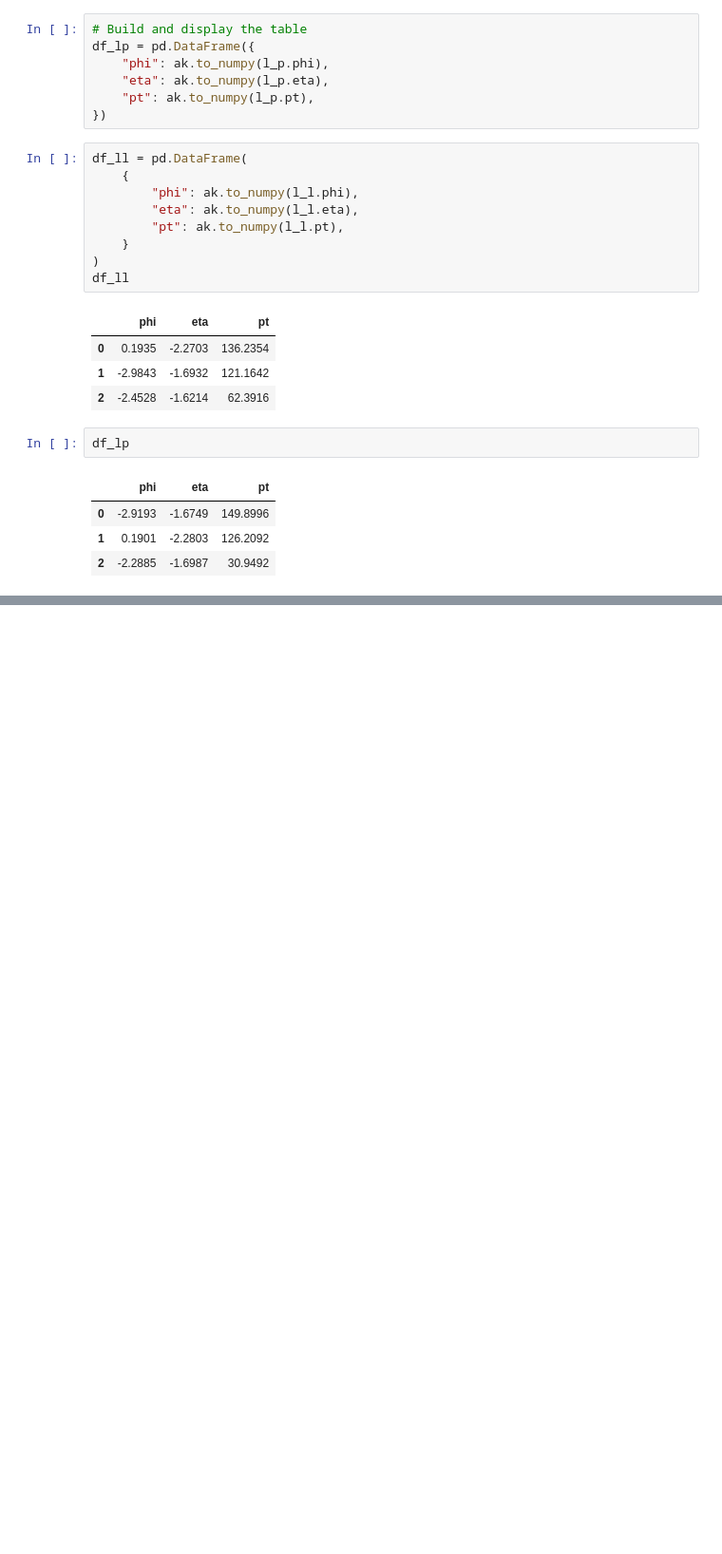
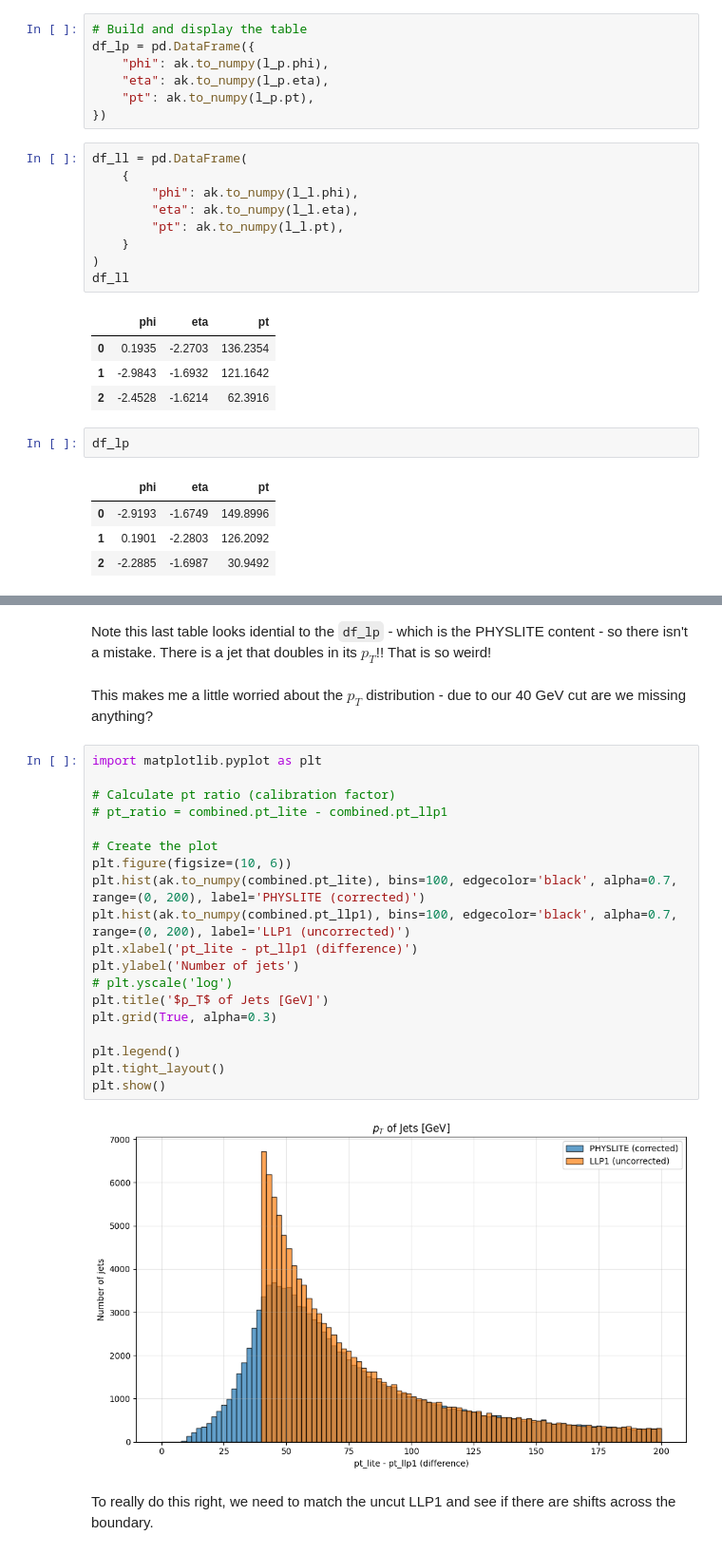
Before and after one commit to gordonwatts/sx_training_fetch, a Jupyter notebook: notebooks/006 - Test PHYSLITE Combo.ipynb, the cells around one changed output, grey strips where cells are left out. Shown at 95% size. Drawn from its saved outputs; the diff is of its cells as text; blank space fills up the shorter version.

```diff
--- a/notebooks/006 - Test PHYSLITE Combo.ipynb
+++ b/notebooks/006 - Test PHYSLITE Combo.ipynb
@@ -680,0 +712,27 @@ Next, we should look to see if the provenance is right, because... WTF, man!
+# %% [markdown]
+Note this last table looks idential to the `df_lp` - which is the PHYSLITE content - so there isn't a mistake. There is a jet that doubles in its $p_T$!! That is so weird!
+# %% [markdown]
+This makes me a little worried about the $p_T$ distribution - due to our 40 GeV cut are we missing anything?
+# %%
+import matplotlib.pyplot as plt
+
+# Calculate pt ratio (calibration factor)
+# pt_ratio = combined.pt_lite - combined.pt_llp1
+
+# Create the plot
+plt.figure(figsize=(10, 6))
+plt.hist(ak.to_numpy(combined.pt_lite), bins=100, edgecolor='black', alpha=0.7, range=(0, 200), label='PHYSLITE (corrected)')
+plt.hist(ak.to_numpy(combined.pt_llp1), bins=100, edgecolor='black', alpha=0.7, range=(0, 200), label='LLP1 (uncorrected)')
+plt.xlabel('pt_lite - pt_llp1 (difference)')
+plt.ylabel('Number of jets')
+# plt.yscale('log')
+plt.title('$p_T$ of Jets [GeV]')
+plt.grid(True, alpha=0.3)
+
+plt.legend()
+plt.tight_layout()
+plt.show()
+# %% [output]
+[figure, added]
+# %% [markdown]
+To really do this right, we need to match the uncut LLP1 and see if there are shifts across the boundary.
```
Also changed, not shown: parts of 8 cells of this notebook, 1 other file.
